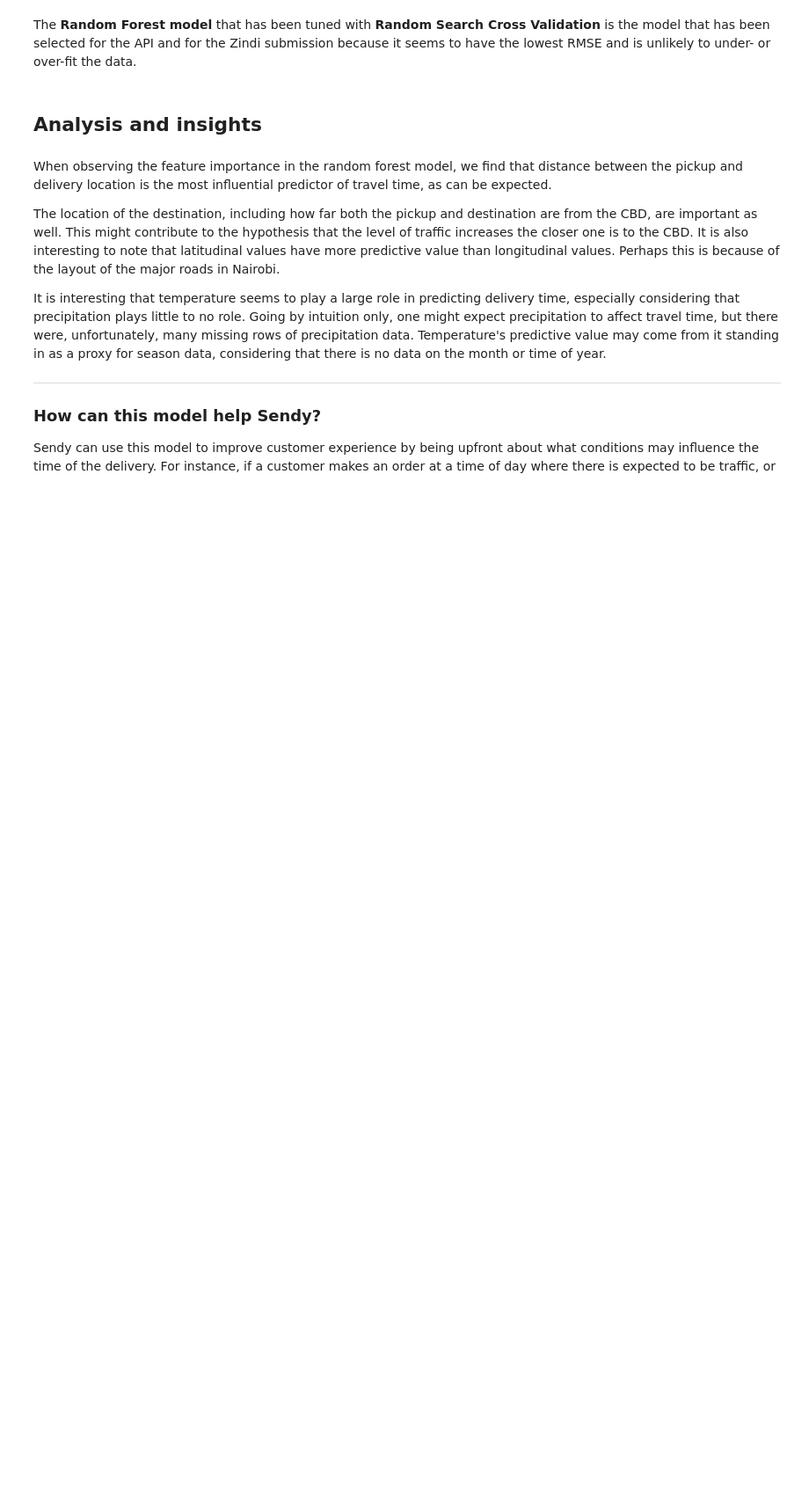
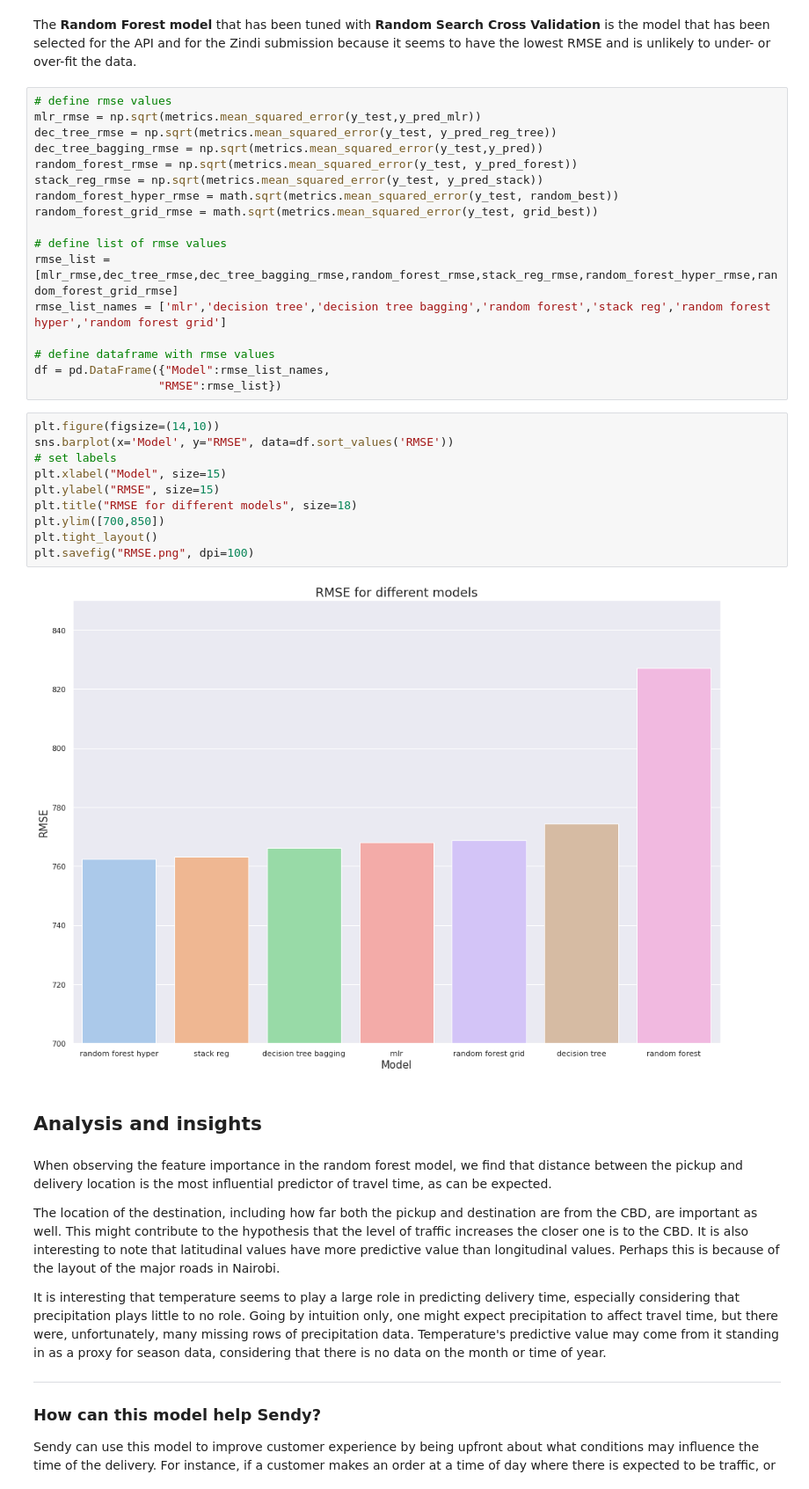
Before and after one commit to monicafar147/logistics-challenge, a Jupyter notebook: final_ZINDI.ipynb, the cells around one changed output. Shown at 88% size. Saved outputs shown, nothing was run; the diff lists cells and outputs as text; blank space fills up the shorter version.

```diff
--- a/final_ZINDI.ipynb
+++ b/final_ZINDI.ipynb
@@ -859,5 +906,34 @@ fig.tight_layout(pad=1)
 # %% [markdown]
 The **Random Forest model** that has been tuned with **Random Search Cross Validation** is the model that has been selected for the API and for the Zindi submission because it seems to have the lowest RMSE and is unlikely to under- or over-fit the data.
+# %%
+# define rmse values
+mlr_rmse = np.sqrt(metrics.mean_squared_error(y_test,y_pred_mlr))
+dec_tree_rmse = np.sqrt(metrics.mean_squared_error(y_test, y_pred_reg_tree))
+dec_tree_bagging_rmse = np.sqrt(metrics.mean_squared_error(y_test,y_pred))
+random_forest_rmse = np.sqrt(metrics.mean_squared_error(y_test, y_pred_forest))
+stack_reg_rmse = np.sqrt(metrics.mean_squared_error(y_test, y_pred_stack))
+random_forest_hyper_rmse = math.sqrt(metrics.mean_squared_error(y_test, random_best))
+random_forest_grid_rmse = math.sqrt(metrics.mean_squared_error(y_test, grid_best))
+
+# define list of rmse values
+rmse_list = [mlr_rmse,dec_tree_rmse,dec_tree_bagging_rmse,random_forest_rmse,stack_reg_rmse,random_forest_hyper_rmse,random_forest_grid_rmse]
+rmse_list_names = ['mlr','decision tree','decision tree bagging','random forest','stack reg','random forest hyper','random forest grid']
+
+# define dataframe with rmse values
+df = pd.DataFrame({"Model":rmse_list_names,
+                  "RMSE":rmse_list})
+# %%
+plt.figure(figsize=(14,10))
+sns.barplot(x='Model', y="RMSE", data=df.sort_values('RMSE'))
+# set labels
+plt.xlabel("Model", size=15)
+plt.ylabel("RMSE", size=15)
+plt.title("RMSE for different models", size=18)
+plt.ylim([700,850])
+plt.tight_layout()
+plt.savefig("RMSE.png", dpi=100)
+# %% [output]
+[figure, added]
 # %% [markdown]
 ## Analysis and insights
 # %% [markdown]
```
Also changed, not shown: parts of 22 cells of this notebook.
